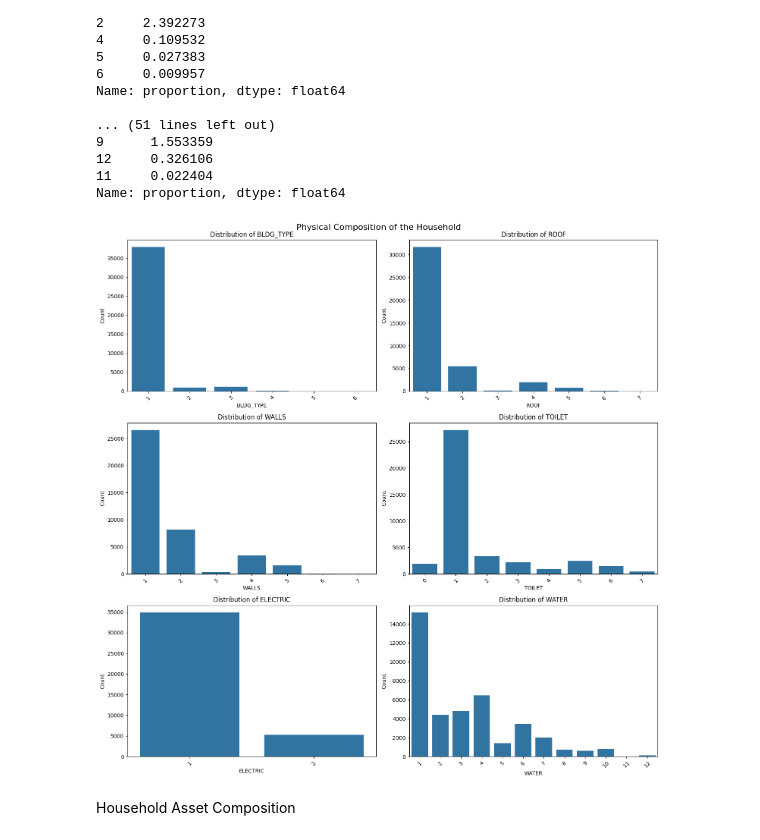
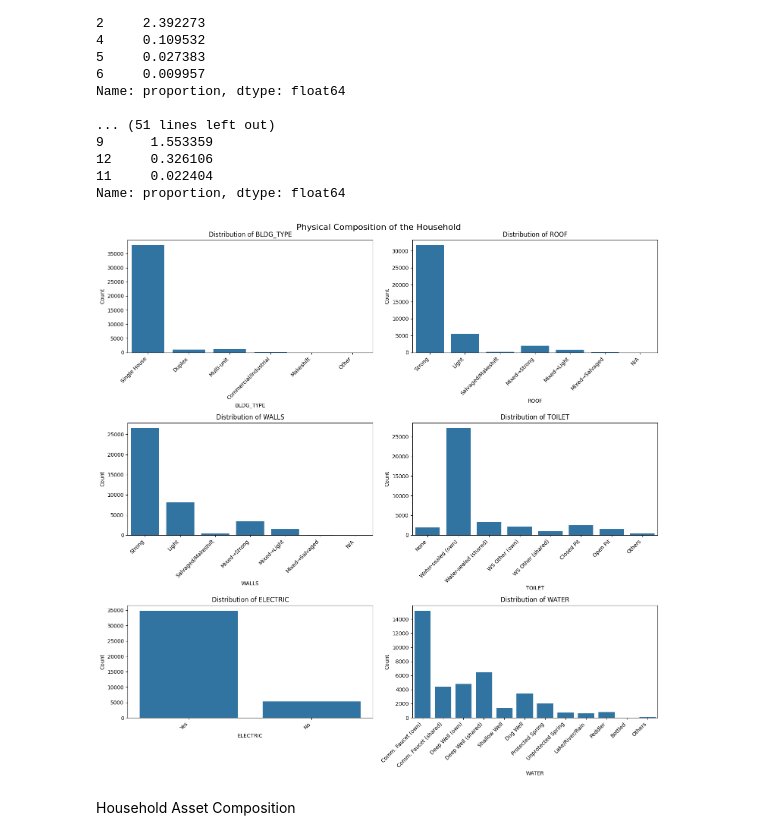
Before and after one commit to NebulaRojo9/STINTSY-MCO, a Jupyter notebook: Group2_nb.ipynb, the cells around one changed output. Saved outputs shown, nothing was run; the diff lists cells and outputs as text; code cells hidden in the pictures.

Commit message:
Changed x-tick labels of household composition graphs

```diff
--- a/Group2_nb.ipynb
+++ b/Group2_nb.ipynb
@@ -596,20 +596,37 @@ Name: proportion, dtype: float64
 # %%
 # B. Visualizing Physical Housing Composition (Categorical)
 fig, axes = plt.subplots(3, 2, figsize=(15, 15))
 fig.suptitle('Physical Composition of the Household', fontsize=16)
+
+def set_xtick_labels(labels):
+    ax.set_xticks([float(x) for x in range(0, len(labels))])
+    ax.set_xticklabels(list(labels.values()), rotation=45, ha='right')
 
 for i, col in enumerate(physical_features):
     if col in ws_or_na_df.columns:
         ax = axes[i//2, i%2]
         sns.countplot(data=ws_or_na_df, x=col, ax=ax)
         ax.set_title(f'Distribution of {col}')
         ax.tick_params(axis='x', rotation=45)
         ax.set_ylabel('Count')
 
+        if col=="BLDG_TYPE":
+            set_xtick_labels(BLDG_LABELS)
+        if col=="ROOF":
+            set_xtick_labels(ROOF_LABELS)
+        if col=="WALLS":
+            set_xtick_labels(WALLS_LABELS)
+        if col=="TOILET":
+            set_xtick_labels(TOILET_LABELS)
+        if col=="ELECTRIC":
+            set_xtick_labels(ELECTRIC_LABELS)
+        if col=="WATER":
+            set_xtick_labels(WATER_LABELS)
+
 plt.tight_layout()
 plt.show()
 # %% [output]
-[figure, old version]
+[figure, new version]
 # %% [markdown]
 Household Asset Composition
 # %%
```
